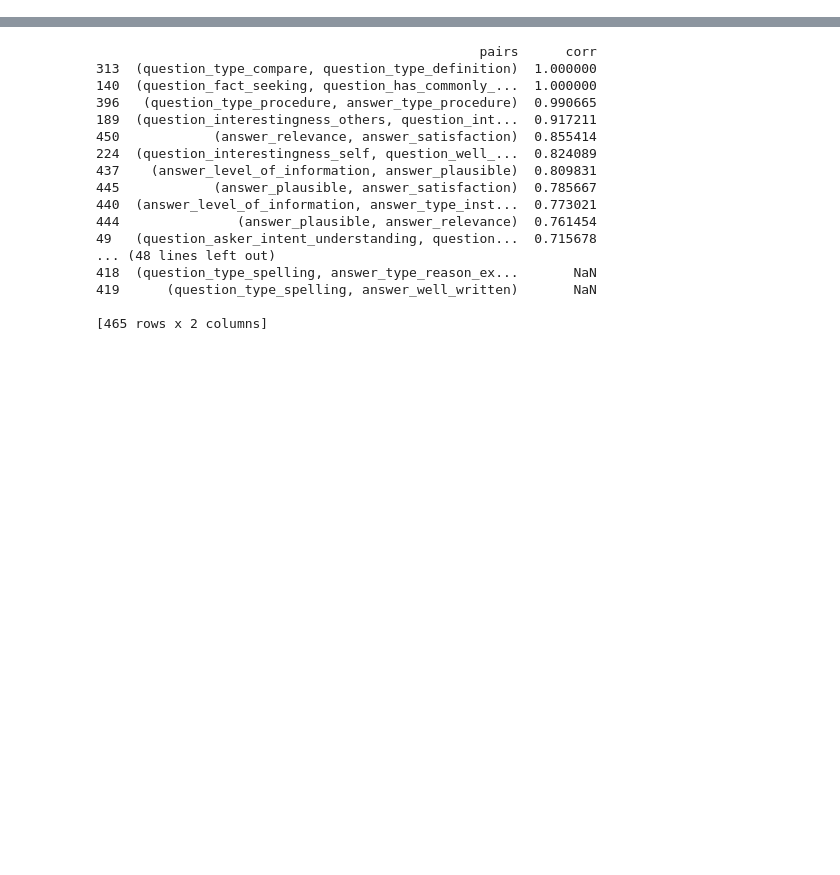
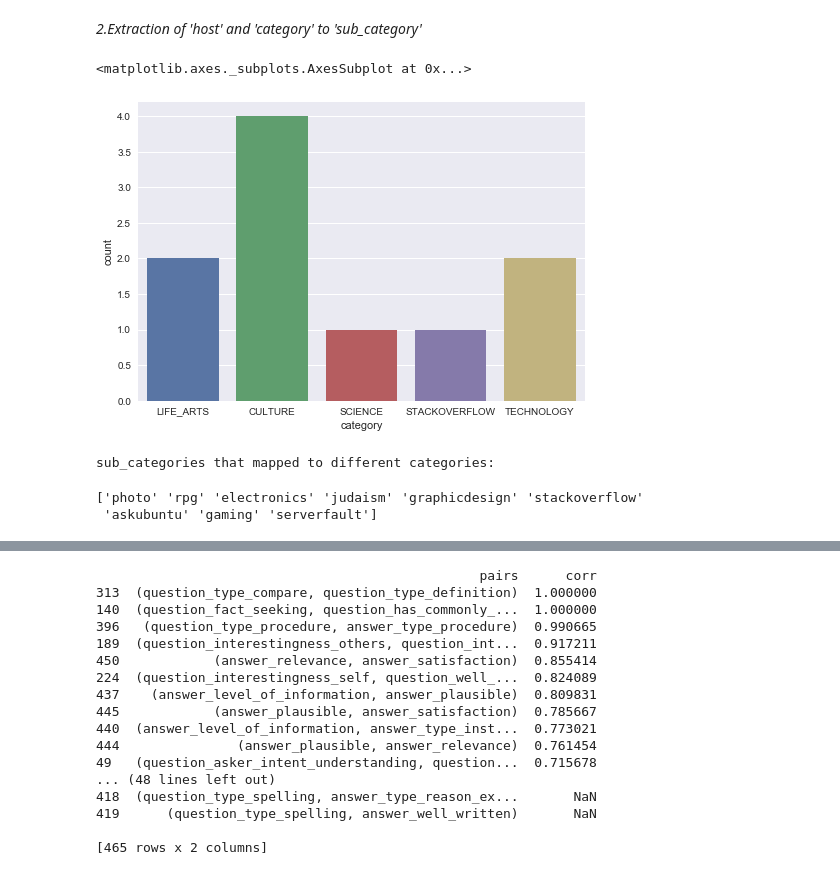
Before and after one commit to meniomaisy/GoogleQuestPJ, a Jupyter notebook: DataSiencePj - ver1.ipynb, the cells around one changed output, grey strips where cells are left out. Cells and saved outputs as stored; diff of their text form; code cells hidden in the pictures; blank space fills up the shorter version.

```diff
--- a/DataSiencePj - ver1.ipynb
+++ b/DataSiencePj - ver1.ipynb
@@ -123,0 +85,10 @@ DEBUG:matplotlib.pyplot:Loaded backend module://ipykernel.pylab.backend_inline v
+# %% [markdown]
+*2.Extraction of 'host' and 'category' to 'sub_category'*
+# %%
+# Category feature distribution
+%matplotlib inline
+sns.set(font_scale=1)
+sns.countplot(x='category', data=df_train)
+# %% [output]
+<matplotlib.axes._subplots.AxesSubplot at 0x...>
+[figure, added]
@@ -123,0 +103,13 @@ DEBUG:matplotlib.pyplot:Loaded backend module://ipykernel.pylab.backend_inline v
+# %%
+# We are trying to figure out if category is redundent due to the sub category
+print('\033[1m' + '\033[91m' + '\033[4m' + "sub_categories that mapped to different categories:" +'\033[0m')
+arr_sub_category = {}
+for sub in df_train['sub_category'].unique():
+    data = df_train[df_train['sub_category'] == sub]
+    arr = df_train[df_train['sub_category'] == sub]['category'].unique()
+    if len(arr) > 1:
+        arr_sub_category[sub] = arr
+        print(sub, arr)
+        # correlation between two features
+# %% [output]
+sub_categories that mapped to different categories:
@@ -123,0 +122,6 @@ DEBUG:matplotlib.pyplot:Loaded backend module://ipykernel.pylab.backend_inline v
+# %%
+# Checking the new feature:
+print(df_train['sub_category'].unique())
+# %% [output]
+['photo' 'rpg' 'electronics' 'judaism' 'graphicdesign' 'stackoverflow'
+ 'askubuntu' 'gaming' 'serverfault']
```
Also changed, not shown: parts of 58 cells of this notebook, 5 other files.
